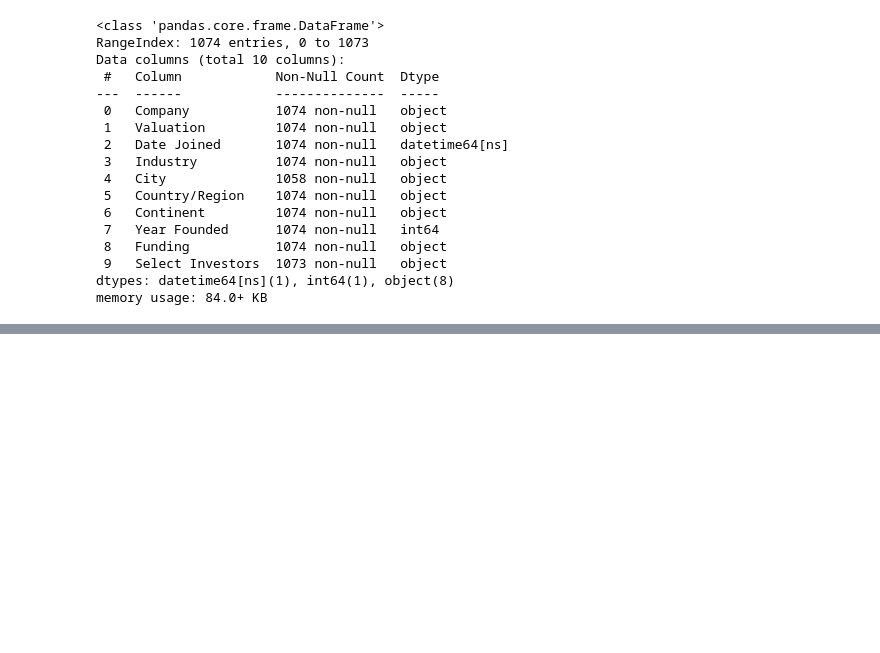
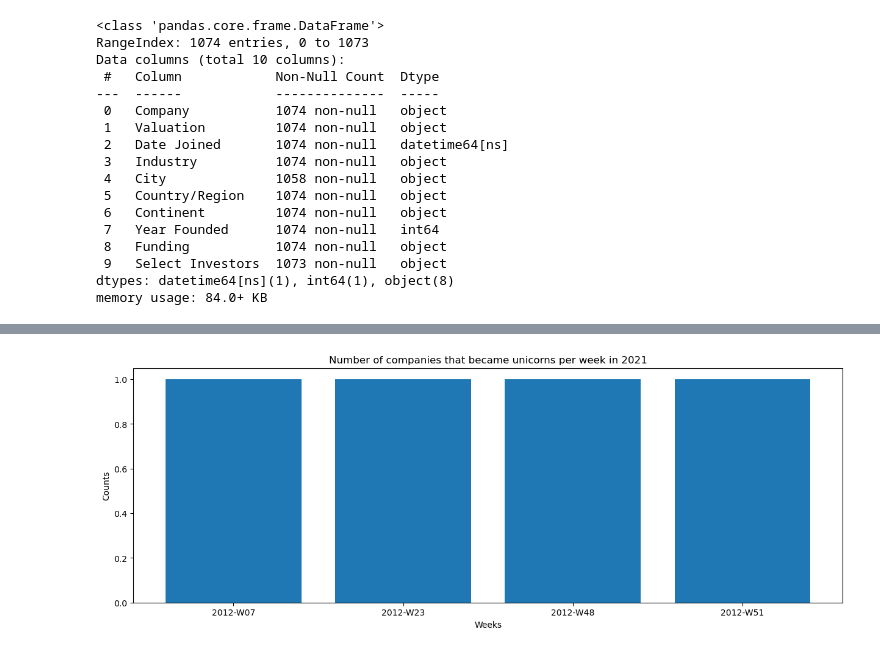
Before and after one commit to iAsadPanhwar/Google-Data-Analytics-EDA, a Jupyter notebook: Structuring-EDA.ipynb, the cells around one changed output, grey strips where cells are left out. Saved outputs shown, nothing was run; the diff lists cells and outputs as text; code cells hidden in the pictures; blank space fills up the shorter version.

```diff
--- a/Structuring-EDA.ipynb
+++ b/Structuring-EDA.ipynb
@@ -62,0 +125,3 @@ memory usage: 84.0+ KB
+# %%
+df_interest_year = df[df['Date Joined'].dt.year == 2012]
+df_interest_year
@@ -62,0 +134,4 @@ memory usage: 84.0+ KB
+# %%
+df_interest_year.insert(3, "Week Joined", df_interest_year["Date Joined"].dt.strftime('%Y-W%V'), True)
+companies_by_week_2012 = df_interest_year.groupby(by="Week Joined")["Company"].count().reset_index().rename(columns={"Company":"Company Count"})
+companies_by_week_2012.head()
@@ -62,0 +187,9 @@ memory usage: 84.0+ KB
+# %%
+plt.figure(figsize = (15, 5))
+plt.bar(x = companies_by_week_2012['Week Joined'], height = companies_by_week_2012['Company Count'])
+plt.xlabel("Weeks")
+plt.ylabel("Counts")
+plt.title("Number of companies that became unicorns per week in 2021")
+plt.show()
+# %% [output]
+[figure, added]
```
Also changed, not shown: parts of 12 cells of this notebook.
